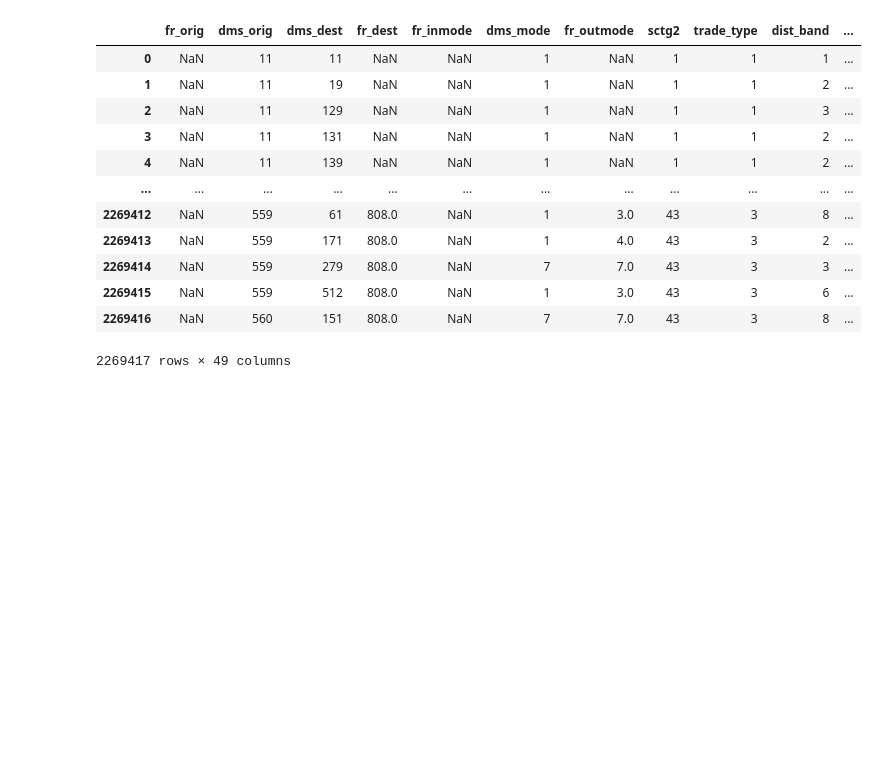
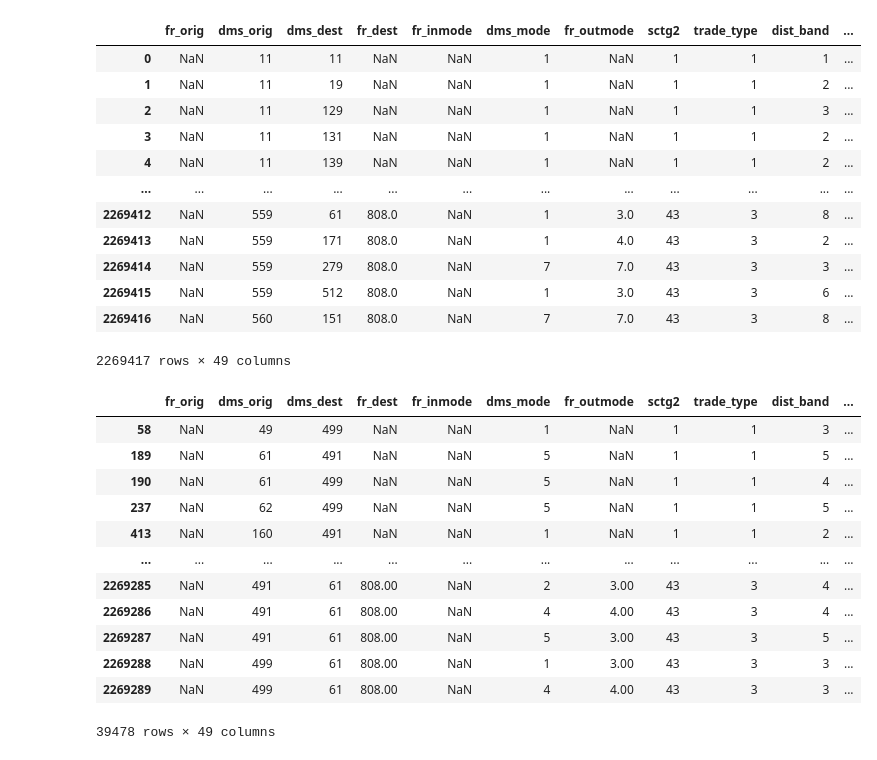
Before and after one commit to aspetersen/FAF-Analysis, a Jupyter notebook: FAF_Analysis.ipynb, the cells around one changed output. Cells and saved outputs as stored; diff of their text form; code cells hidden in the pictures; blank space fills up the shorter version.

```diff
--- a/FAF_Analysis.ipynb
+++ b/FAF_Analysis.ipynb
@@ -19,3 +19,22 @@ display(dfFAF)
 | 2269415 | NaN | 559 | 512 | 808.0 | NaN | 1 | 3.0 | 43 | 3 | 6 | ... |
 | 2269416 | NaN | 560 | 151 | 808.0 | NaN | 7 | 7.0 | 43 | 3 | 8 | ... |
 2269417 rows × 49 columns
+# %%
+utahdmscodes = [499,491]
+
+rslt_df = dfFAF[dfFAF['dms_orig'].isin(utahdmscodes) | dfFAF['dms_dest'].isin(utahdmscodes)]
+rslt_df
+# %% [output]
+|  | fr_orig | dms_orig | dms_dest | fr_dest | fr_inmode | dms_mode | fr_outmode | sctg2 | trade_type | dist_band | ... |
+| 58 | NaN | 49 | 499 | NaN | NaN | 1 | NaN | 1 | 1 | 3 | ... |
+| 189 | NaN | 61 | 491 | NaN | NaN | 5 | NaN | 1 | 1 | 5 | ... |
+| 190 | NaN | 61 | 499 | NaN | NaN | 5 | NaN | 1 | 1 | 4 | ... |
+| 237 | NaN | 62 | 499 | NaN | NaN | 5 | NaN | 1 | 1 | 5 | ... |
+| 413 | NaN | 160 | 491 | NaN | NaN | 1 | NaN | 1 | 1 | 2 | ... |
+| ... | ... | ... | ... | ... | ... | ... | ... | ... | ... | ... | ... |
+| 2269285 | NaN | 491 | 61 | 808.00 | NaN | 2 | 3.00 | 43 | 3 | 4 | ... |
+| 2269286 | NaN | 491 | 61 | 808.00 | NaN | 4 | 4.00 | 43 | 3 | 4 | ... |
+| 2269287 | NaN | 491 | 61 | 808.00 | NaN | 5 | 3.00 | 43 | 3 | 5 | ... |
+| 2269288 | NaN | 499 | 61 | 808.00 | NaN | 1 | 3.00 | 43 | 3 | 3 | ... |
+| 2269289 | NaN | 499 | 61 | 808.00 | NaN | 4 | 4.00 | 43 | 3 | 3 | ... |
+39478 rows × 49 columns
```
Also changed, not shown: parts of 32 cells of this notebook, 1 other file.
